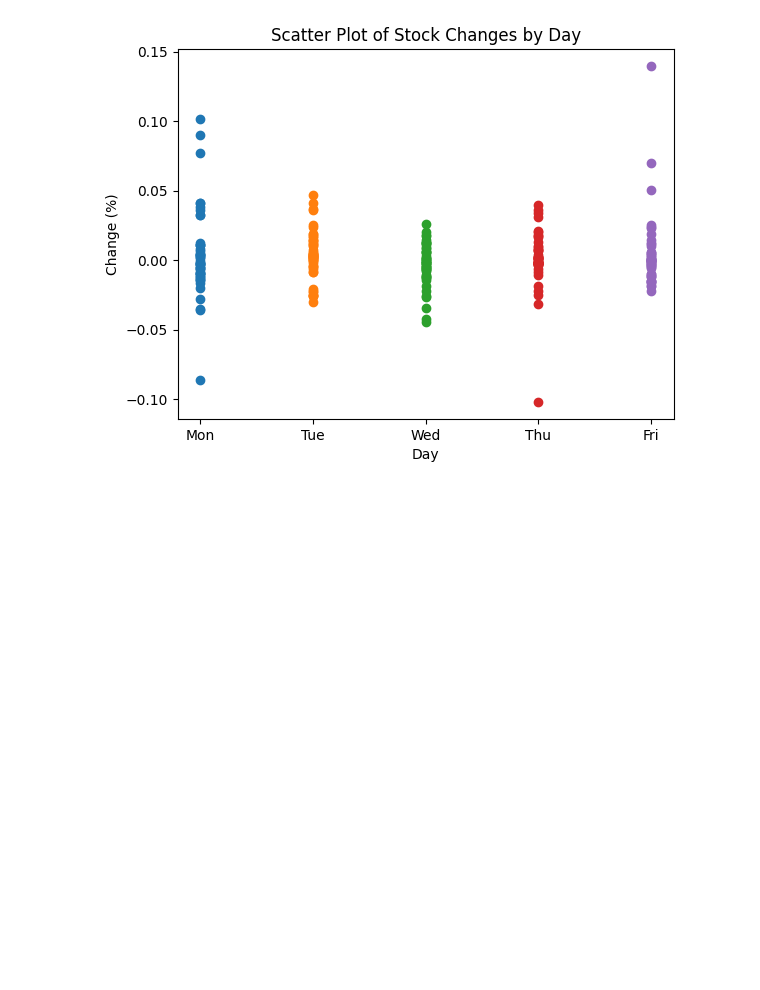
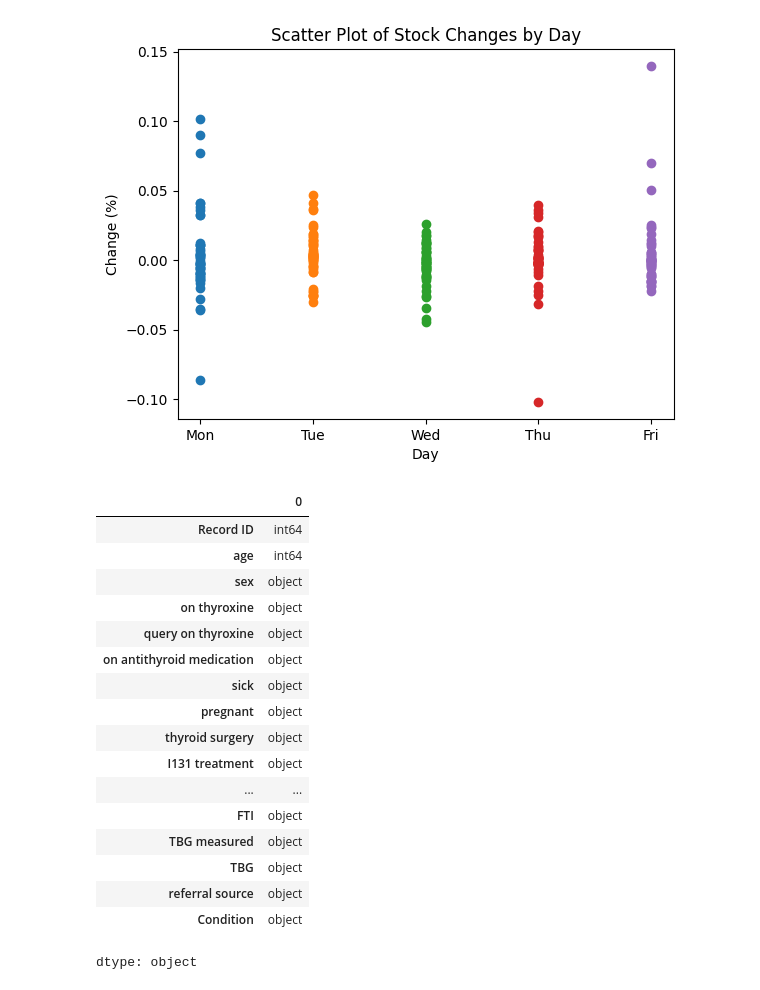
Before and after one commit to Tharun173/CSE22173-ML-LAB, a Jupyter notebook: Lab02.ipynb, the cells around one changed output. Drawn from its saved outputs; the diff is of its cells as text; code cells hidden in the pictures; blank space fills up the shorter version.

```diff
--- a/Lab02.ipynb
+++ b/Lab02.ipynb
@@ -169,3 +169,53 @@ plt.title('Scatter Plot of Stock Changes by Day')
 plt.show()
 # %% [output]
 [figure]
+# %%
+from sklearn.preprocessing import LabelEncoder
+
+thyroid_data = pd.read_excel('Lab Session Data.xlsx' , sheet_name='thyroid0387_UCI')
+
+thyroid_data.dtypes
+
+
+def find_category(thyroid_data):
+    nominal_columns =[]
+    ordinal_columns =[]
+    for column in thyroid_data.columns:
+        unique_values = column.unique() if not isinstance(column, str) else thyroid_data[column]
+        if thyroid_data[column].dtype == 'object' and column not in ['Record ID' ,'age']:
+          nominal_columns.append(column)
+        elif thyroid_data[column].dtype in ['int64' ,'float64'] or column in ['age']:
+          ordinal_columns.append(column)
+        else:
+            if set(unique_values) <= {'t' ,'f' ,'?' ,'other'}:
+                nominal_columns.append(column)
+            else:
+                ordinal_columns.append(column)
+    return nominal_columns , ordinal_columns
+
+nominal_columns , ordinal_columns = find_category(thyroid_data)
+
+
+# print(f"Nominal columns: {nominal_columns}")
+# print(f"Ordinal columns: {ordinal_columns}")
+
+#label encoding
+# %% [output]
+|  | 0 |
+| Record ID | int64 |
+| age | int64 |
+| sex | object |
+| on thyroxine | object |
+| query on thyroxine | object |
+| on antithyroid medication | object |
+| sick | object |
+| pregnant | object |
+| thyroid surgery | object |
+| I131 treatment | object |
+| ... | ... |
+| FTI | object |
+| TBG measured | object |
+| TBG | object |
+| referral source | object |
+| Condition | object |
+dtype: object
```
